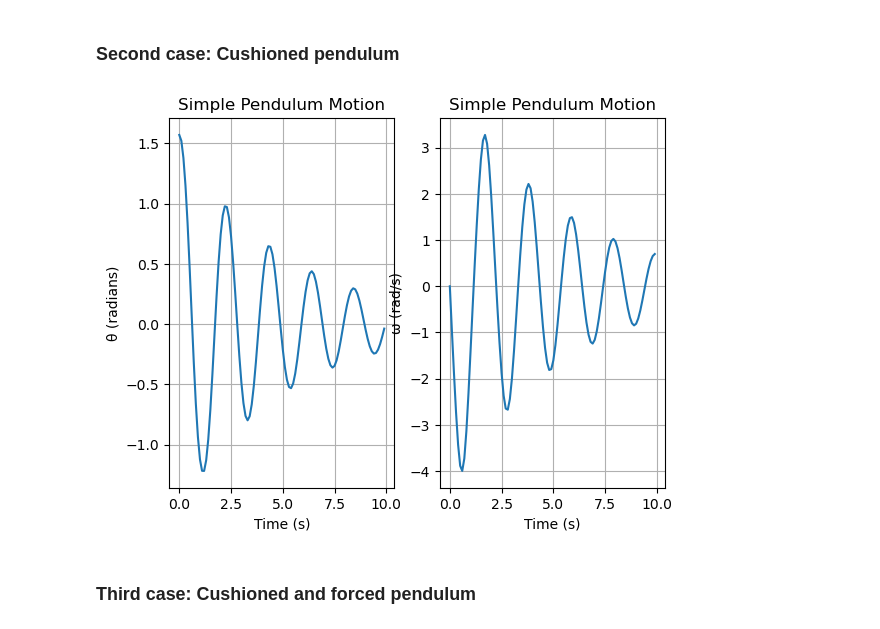
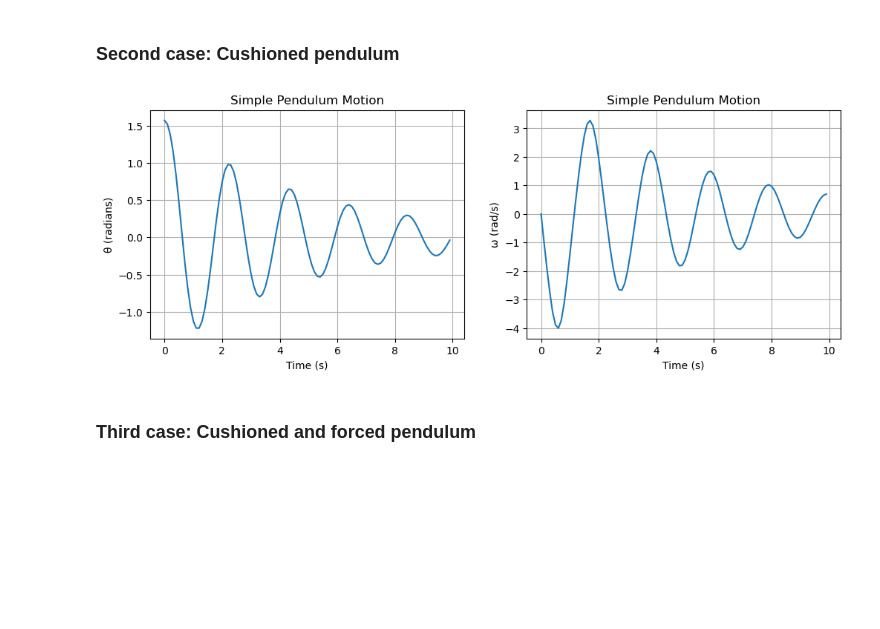
Before and after one commit to Alverd02/Simulations, a Jupyter notebook: Simulations.ipynb, the cells around one changed output. Drawn from its saved outputs; the diff is of its cells as text; code cells hidden in the pictures; blank space fills up the shorter version.

```diff
--- a/Simulations.ipynb
+++ b/Simulations.ipynb
@@ -397,27 +399,29 @@ plt.show()
 # %%
 g = 9.8 #m/s^2
 L = 1 #m
 b = 0.38 #kgm^2/s
 A = 0 #1/s^2
 Omeg = 0
 m = 1 #kg
 y_0 = (np.pi/2,0.0)
 sol = sc.integrate.odeint(equdif,y_0,t,args=(g,L,b,A,Omeg,m))
+
+plt.figure(figsize=(12,4))
 plt.subplot(1,2,1)
 plt.plot(t, sol[:, 0])
 plt.xlabel('Time (s)')
 plt.ylabel('θ (radians)')
 plt.grid(True)
 plt.title('Simple Pendulum Motion')
 plt.subplot(1,2,2)
 plt.plot(t, sol[:, 1])
 plt.xlabel('Time (s)')
 plt.ylabel('ω (rad/s)')
 plt.title('Simple Pendulum Motion')
 plt.grid(True)
 plt.show()
 # %% [output]
-[figure, old version]
+[figure, new version]
 # %% [markdown]
 ### Third case: Cushioned and forced pendulum
 # %%
```
Also changed, not shown: parts of 5 cells of this notebook.
